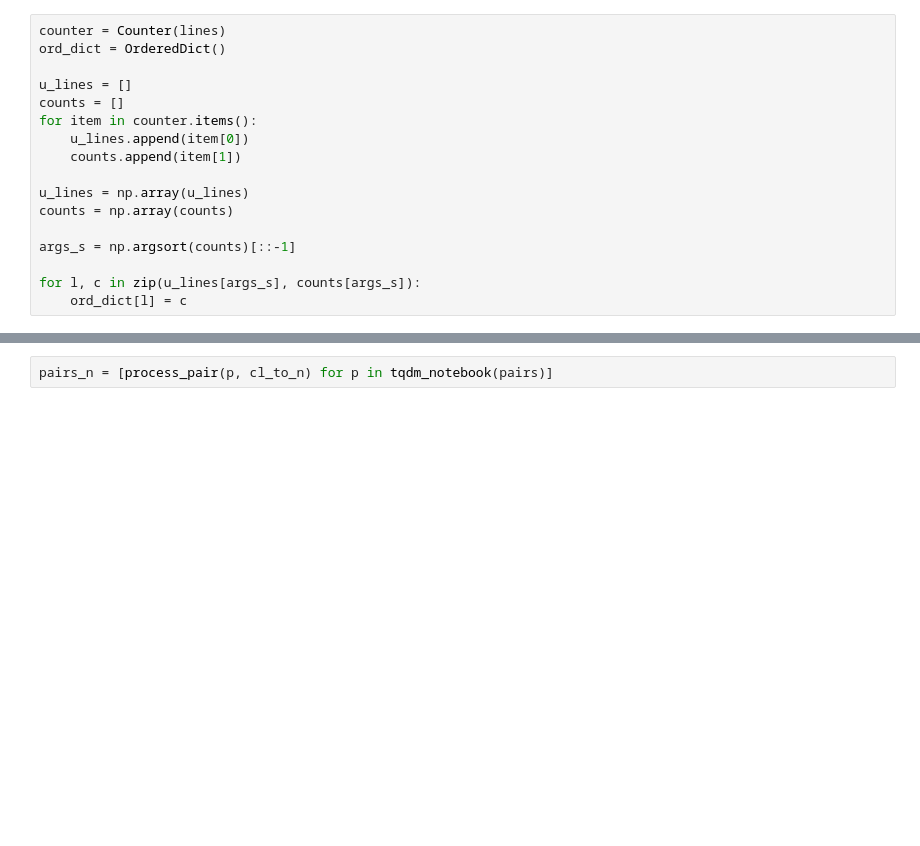
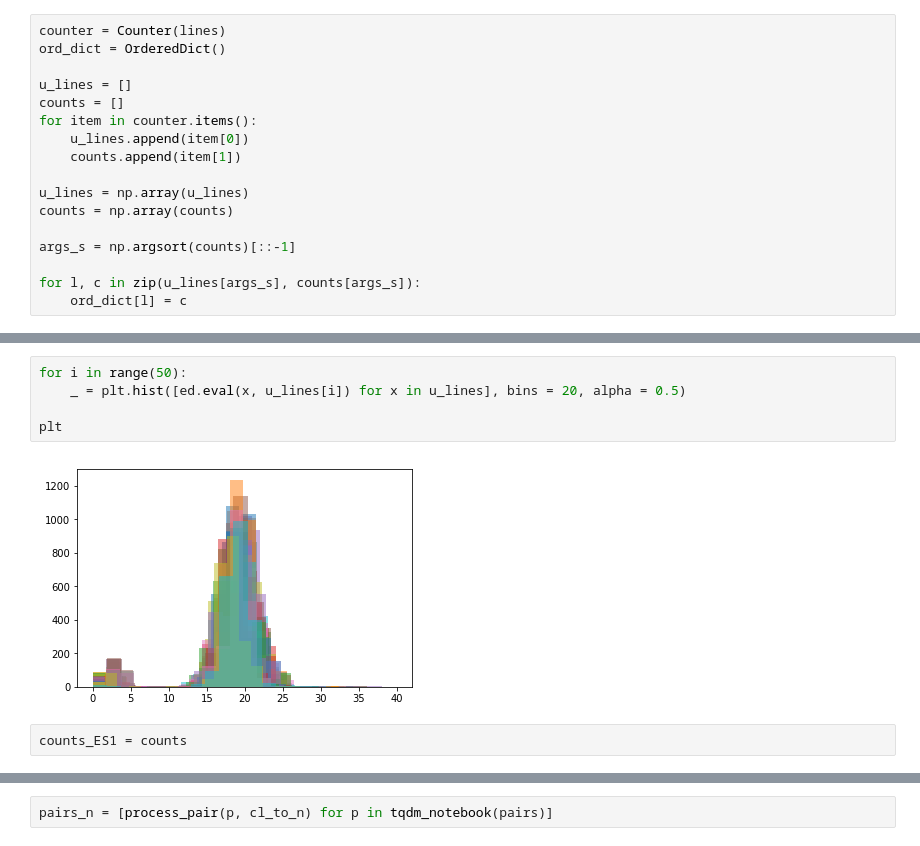
Before and after one commit to rykachevskiy/CRISPR, a Jupyter notebook: Hierarcical/hierarcical-pipeline.ipynb, the cells around one changed output, grey strips where cells are left out. Saved outputs shown, nothing was run; the diff lists cells and outputs as text; blank space fills up the shorter version.

```diff
--- a/Hierarcical/hierarcical-pipeline.ipynb
+++ b/Hierarcical/hierarcical-pipeline.ipynb
@@ -140,0 +138,9 @@ len(pairs)
+# %%
+for i in range(50):
+    _ = plt.hist([ed.eval(x, u_lines[i]) for x in u_lines], bins = 20, alpha = 0.5)
+
+plt
+# %% [output]
+[figure, added]
+# %%
+counts_ES1 = counts
```
Also changed, not shown: parts of 15 cells of this notebook, 4 other files.
